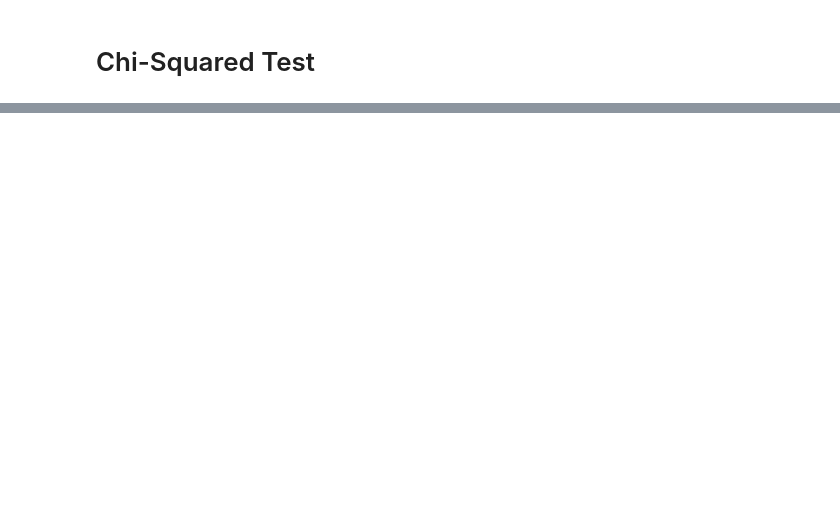
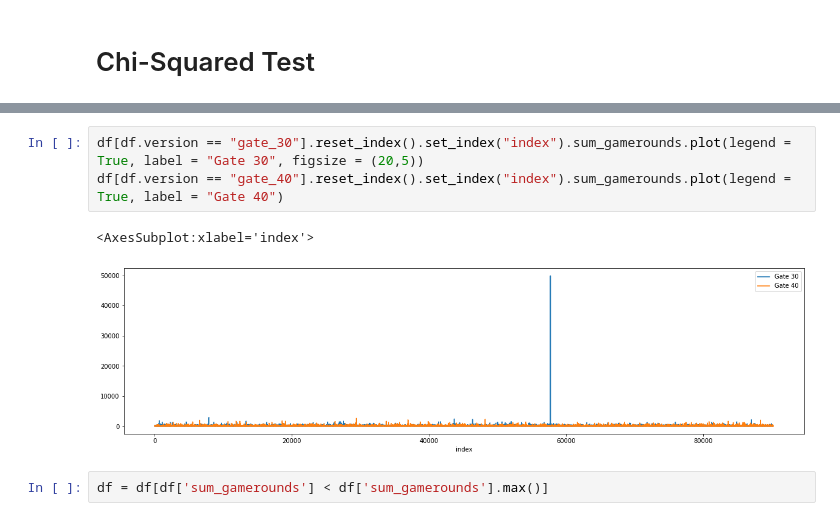
Before and after one commit to andrewbrr4/a-b-testing, a Jupyter notebook: a-b-testing-b.ipynb, the cells around one changed output, grey strips where cells are left out. Saved outputs shown, nothing was run; the diff lists cells and outputs as text; blank space fills up the shorter version.

Commit message:
Kaggle Notebook | A-B Testing | Version 3

```diff
--- a/a-b-testing-b.ipynb
+++ b/a-b-testing-b.ipynb
@@ -136,0 +178,8 @@ print('{:.1%}'.format(prob))
+# %%
+df[df.version == "gate_30"].reset_index().set_index("index").sum_gamerounds.plot(legend = True, label = "Gate 30", figsize = (20,5))
+df[df.version == "gate_40"].reset_index().set_index("index").sum_gamerounds.plot(legend = True, label = "Gate 40")
+# %% [output]
+<AxesSubplot:xlabel='index'>
+[figure, added]
+# %%
+df = df[df['sum_gamerounds'] < df['sum_gamerounds'].max()]
```
Also changed, not shown: parts of 18 cells of this notebook.
